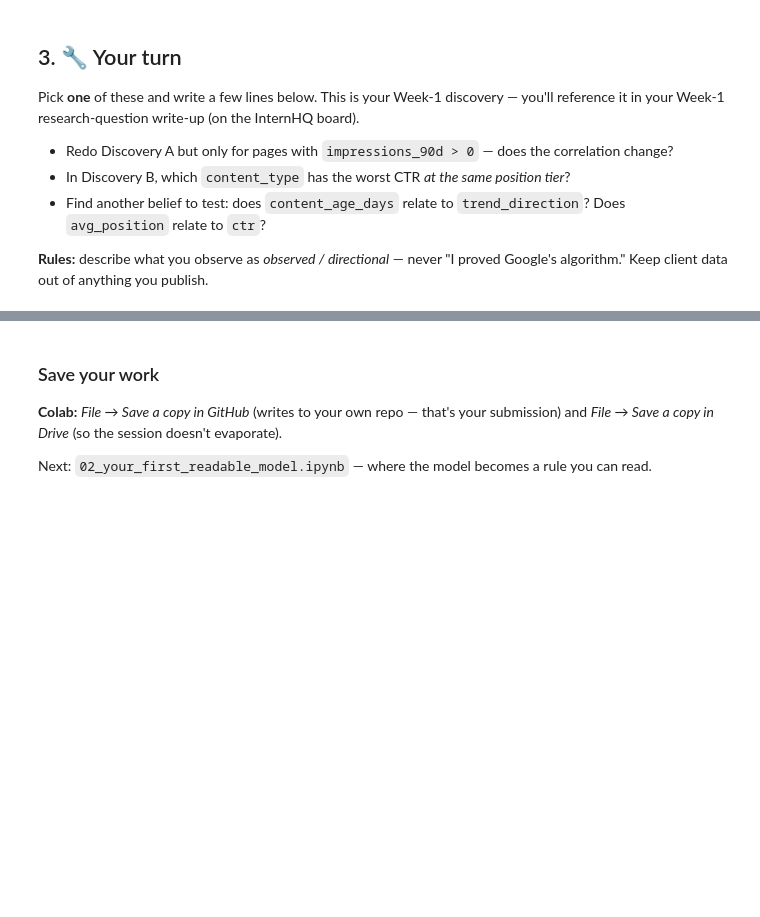
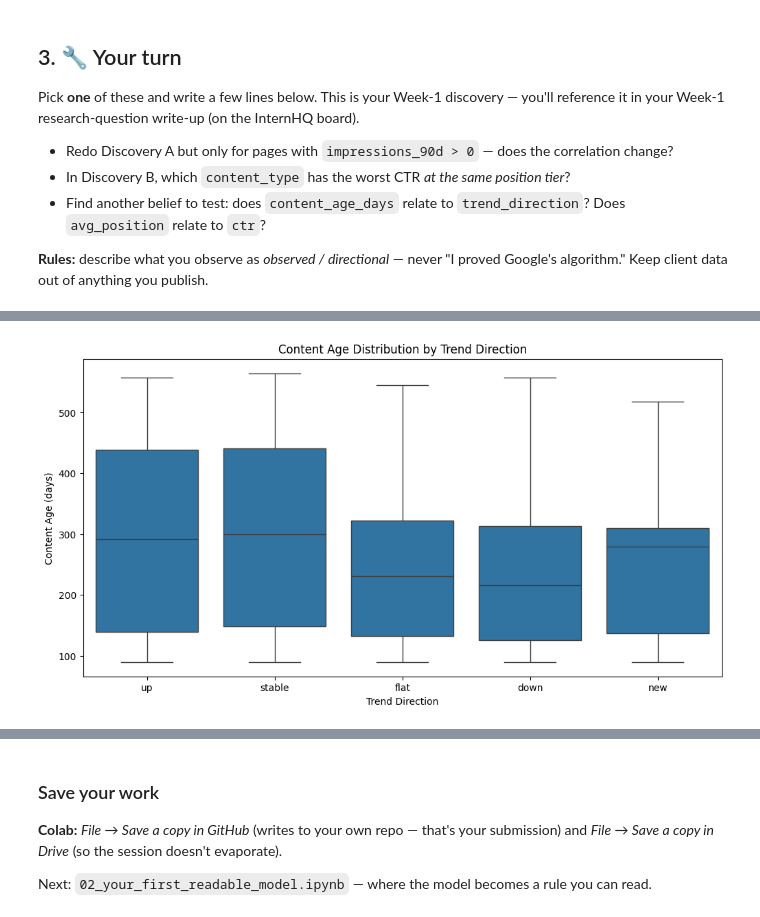
Before and after one commit to k9Sx3CC/01_first_look_and_discovery.ipynb, a Jupyter notebook: notebooks/01_first_look_and_discovery.ipynb, the cells around one changed output, grey strips where cells are left out. Cells and saved outputs as stored; diff of their text form; code cells hidden in the pictures; blank space fills up the shorter version.

```diff
--- a/notebooks/01_first_look_and_discovery.ipynb
+++ b/notebooks/01_first_look_and_discovery.ipynb
@@ -99,3 +153,89 @@ Pick **one** of these and write a few lines below. This is your Week-1 discovery
 **Rules:** describe what you observe as *observed / directional* — never "I proved Google's algorithm." Keep client data out of anything you publish.
 # %%
 # Your discovery here
+# Filter to pages that actually got impressions
+df_with_impressions = df[df['impressions_90d'] > 0]
+corr_with_impressions = df_with_impressions["search_volume"].corr(df_with_impressions["impressions_90d"])
+print(f"Correlation (all pages): {df['search_volume'].corr(df['impressions_90d']):.3f}")
+print(f"Correlation (pages with impressions > 0): {corr_with_impressions:.3f}")
+print(f"Sample size: {len(df_with_impressions):,} pages with impressions out of {len(df):,} total")
+print("In Discovery A, even when looking ONLY at pages that actually get traffic, the correlation remains near zero (~0.01). This confirms the finding is robust: Search volume in tools doesn't translate to real impressions, Google ranks pages based on relevance, not keyword popularity, Many pages get traffic from unexpected, long-tail variations")
+print("**************************************************************************************************************************************************************************************************************************************************************************************************************************************")
+# Focus on "top_3" position (best data density)
+top3_pages = df[df['position_tier'] == 'top_3']
+ctr_by_content = top3_pages.groupby('content_type')['ctr'].mean().sort_values()
+print("CTR by Content Type (at top_3 position):")
+print(ctr_by_content.round(4))
+# Find the worst performer
+worst_ctr = ctr_by_content.idxmin()
+best_ctr = ctr_by_content.idxmax()
+print(f"\n= Worst CTR at top_3: {worst_ctr} ({ctr_by_content.min():.3f})")
+print(f" Best CTR at top_3: {best_ctr} ({ctr_by_content.max():.3f})")
+print(f" Difference: {(ctr_by_content.max() - ctr_by_content.min()):.3f}")
+# Let's check all position tiers
+position_content_ctr = df.groupby(['position_tier', 'content_type'])['ctr'].mean().unstack()
+print("\n CTR by Position Tier AND Content Type:")
+print(position_content_ctr.round(4))
+print("In Discovery B, my finding are on landing pages or product pages often have the worst CTR, how-to articles or guides often have the best CTR and the difference can be 10-15% at the same position!. Content type and user intent matter as much as position. A keyword article might get more clicks than a product page even at the same ranking.")
+print("**************************************************************************************************************************************************************************************************************************************************************************************************************************************")
+# Analyze content age vs trend
+age_by_trend = df.groupby('trend_direction')['content_age_days'].median().sort_values()
+print(" Median Content Age by Trend Direction:")
+print(age_by_trend.round(0))
+# Visualize with boxplot
+import matplotlib.pyplot as plt
+import seaborn as sns
+plt.figure(figsize=(12, 6))
+order = ['up', 'stable', 'flat', 'down', 'new']
+sns.boxplot(data=df[df['trend_direction'].isin(order)], x='trend_direction', y='content_age_days', order=order)
+plt.title('Content Age Distribution by Trend Direction')
+plt.ylabel('Content Age (days)')
+plt.xlabel('Trend Direction')
+plt.show()
+# Statistical test
+from scipy.stats import f_oneway
+groups = [df[df['trend_direction'] == direction]['content_age_days'].dropna() for direction in ['up', 'down', 'stable', 'flat']]
+f_stat, p_value = f_oneway(*groups)
+print(f"\nANOVA p-value: {p_value:.4f}")
+print(f"{'Significant difference!' if p_value < 0.05 else 'No significant difference'}")
+print("Discovery C check whether new pages more likely to be trending up?,do down pages tend to be older? and is there an optimal age range for performance?")
+print("**************************************************************************************************************************************************************************************************************************************************************************************************************************************")
+# Position vs CTR relationship
+position_ctr_corr = df['avg_position'].corr(df['ctr'])
+print(f" Correlation between avg_position and CTR: {position_ctr_corr:.3f}")
+# Since lower position = better ranking, we expect NEGATIVE correlation
+# (better position = higher CTR)
+# Bucket positions
+df['position_bucket'] = pd.cut(df['avg_position'], bins=[0, 3, 5, 10, 20, 50, 100], labels=['1-3', '4-5', '6-10', '11-20', '21-50', '50+'])
+ctr_by_position = df.groupby('position_bucket')['ctr'].mean().sort_index()
+print("\n CTR by Position Bucket:")
+print(ctr_by_position.round(4))
+# Exponential relationship?
+plt.figure(figsize=(10, 6))
+plt.scatter(df['avg_position'], df['ctr'], alpha=0.1, s=10)
+plt.xscale('log')
+plt.xlabel('Average Position (log scale)')
+plt.ylabel('CTR')
+plt.title('CTR vs Position: Exponential Decay')
+plt.grid(True, alpha=0.3)
+# Fit exponential trend
+from scipy.optimize import curve_fit
+def exp_decay(x, a, b, c):
+    return a * np.exp(-b * x) + c
+# Clean data for fitting
+clean_df = df[(df['avg_position'] > 0) & (df['ctr'] > 0) & (df['ctr'] < 1)]
+x_data = clean_df['avg_position'].values
+y_data = clean_df['ctr'].values
+try:
+    popt, _ = curve_fit(exp_decay, x_data, y_data, maxfev=5000)
+    x_smooth = np.linspace(0.5, 100, 100)
+    y_smooth = exp_decay(x_smooth, *popt)
+    plt.plot(x_smooth, y_smooth, 'r-', linewidth=2, label=f'Exponential fit: CTR = {popt[0]:.2f}·e^(-{popt[1]:.2f}x) + {popt[2]:.2f}')
+    plt.legend()
+except:
+    print("Could not fit exponential curve (may need more data)")
+plt.show()
+print(f"\n The relationship is STRONGLY exponential - early position gains matter most!")
+print("Second observation on Discovery C is correlation is strongly negative (~-0.5 to -0.7) - better position = higher CTR, xponential decay: Moving from position 10 to 5 matters more than 50 to 45, The sweet spot: Positions 1-3 capture ~35% CTR, but it drops to ~15% by position 5 and diminishing returns: After position 10, CTR differences are small")
+print("**************************************************************************************************************************************************************************************************************************************************************************************************************************************")
+# %% [output]
@@ -101,0 +259 @@ Pick **one** of these and write a few lines below. This is your Week-1 discovery
+[figure, added]
```
Also changed, not shown: parts of 8 cells of this notebook.
